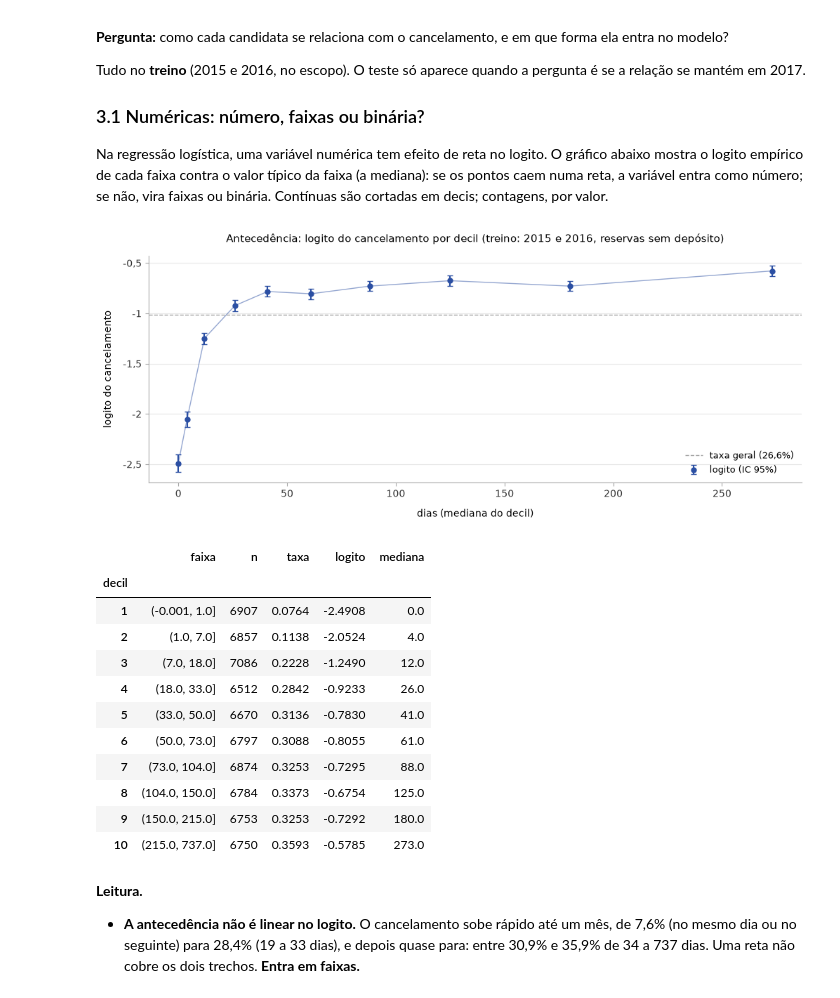
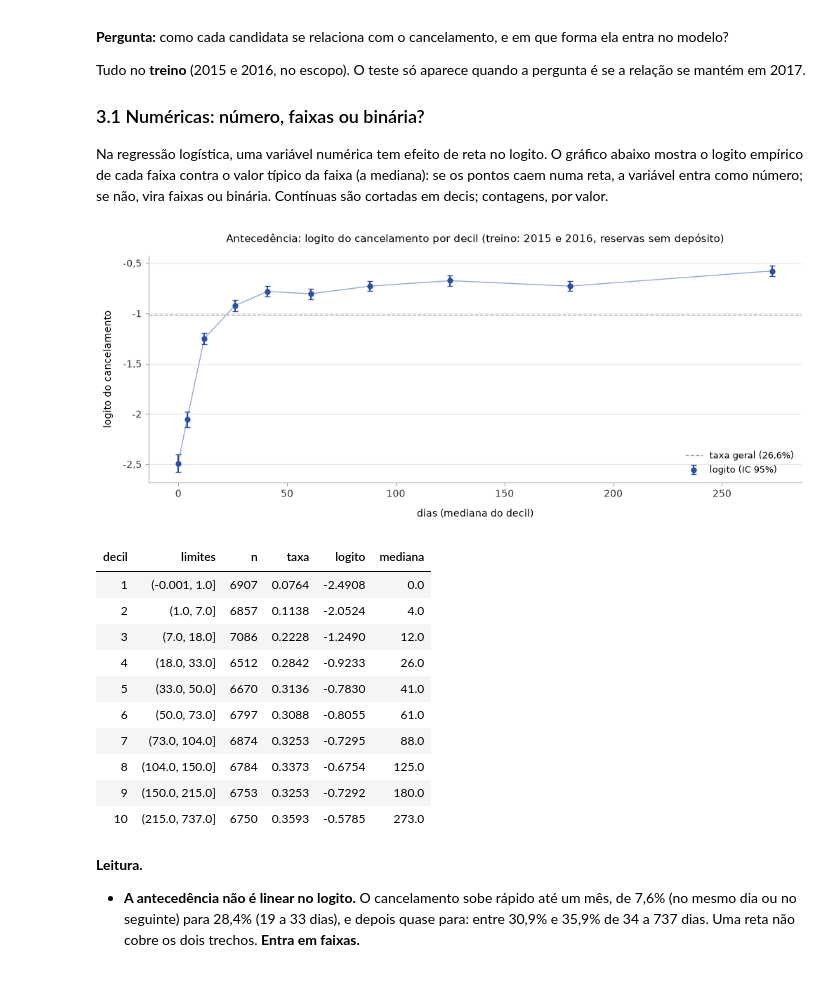
Before and after one commit to acrosatto/comunicacao-dados-mba, a Jupyter notebook: analise/ana/02_variaveis.ipynb, the cells around one changed output. Saved outputs shown, nothing was run; the diff lists cells and outputs as text; code cells hidden in the pictures.

Commit message:
Mostra as tabelas por decil com os nomes numa linha e a coluna limites
Co-Authored-By: Claude Opus 5.5 <noreply@anthropic.com>

```diff
--- a/analise/ana/02_variaveis.ipynb
+++ b/analise/ana/02_variaveis.ipynb
@@ -293,22 +293,23 @@ Na regressão logística, uma variável numérica tem efeito de reta no logito.
 # %%
 taxa_treino = treino['is_canceled'].mean()
 colunas = ['decil', 'n', 'taxa', 'logito', 'mediana']
 
 def logito_decis(coluna, titulo, rotulo):
     tabela = logito_por_faixa(treino, coluna)
     fig, ax = plt.subplots(figsize=(12, 4.2))
     grafico_logito(tabela, titulo=titulo, rotulo_x=rotulo, taxa_geral=taxa_treino, ax=ax)
     plt.show()
-    tabela = tabela[colunas].round(4).assign(mediana=lambda t: t['mediana'].round(1))   # mediana em dias ou euros
-    # o decil identifica a linha; o intervalo vira a coluna faixa
-    return tabela.rename_axis('faixa').reset_index().set_index('decil')
+    # decil primeiro e todos os nomes na mesma linha: o índice fica escondido na exibição
+    tabela = tabela[colunas].rename_axis('limites').reset_index()
+    tabela = tabela[['decil', 'limites', 'n', 'taxa', 'logito', 'mediana']]
+    return (tabela.style.hide(axis='index')
+                 .format({'taxa': '{:.4f}', 'logito': '{:.4f}', 'mediana': '{:.1f}'}))   # mediana em dias ou euros
 
 logito_decis('lead_time', 'Antecedência: logito do cancelamento por decil (treino: 2015 e 2016, reservas sem depósito)',
              'dias (mediana do decil)')
 # %% [output]
 [figure]
-|  | faixa | n | taxa | logito | mediana |
-| decil |  |  |  |  |  |
+| decil | limites | n | taxa | logito | mediana |
 | 1 | (-0.001, 1.0] | 6907 | 0.0764 | -2.4908 | 0.0 |
 | 2 | (1.0, 7.0] | 6857 | 0.1138 | -2.0524 | 4.0 |
 | 3 | (7.0, 18.0] | 7086 | 0.2228 | -1.2490 | 12.0 |
```
Also changed, not shown: parts of 1 cell of this notebook.
